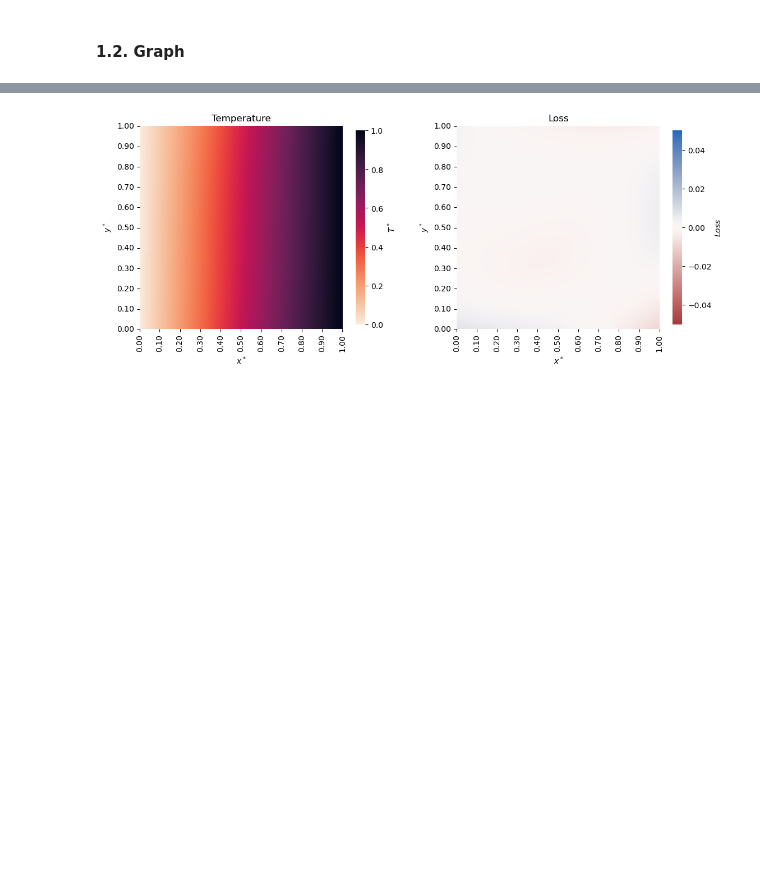
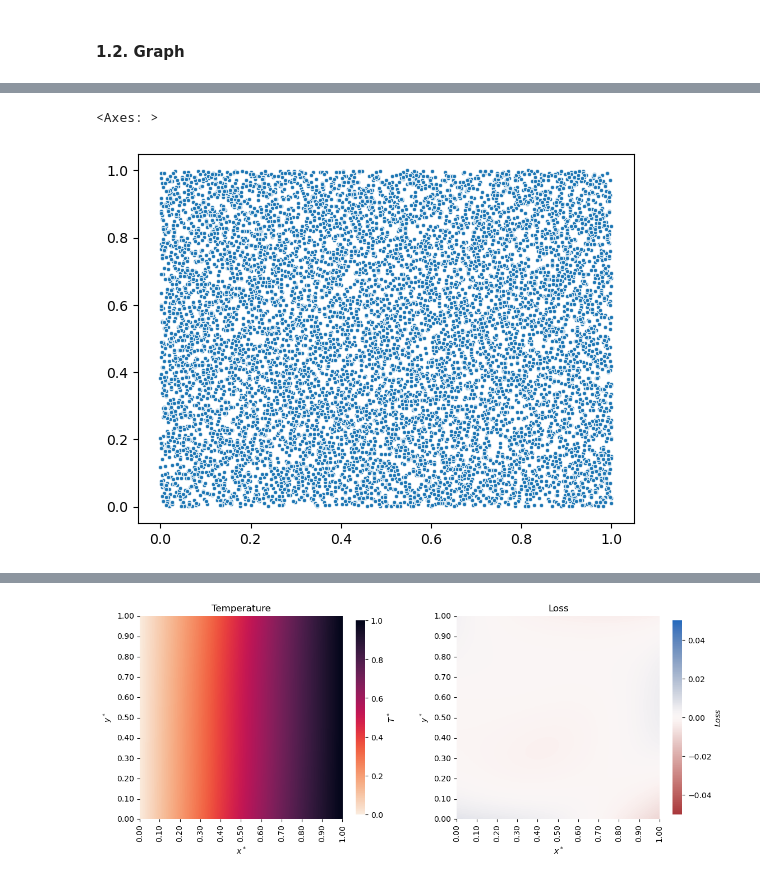
Before and after one commit to ThyCap/TCC, a Jupyter notebook: viz_file.ipynb, the cells around one changed output, grey strips where cells are left out. Drawn from its saved outputs; the diff is of its cells as text; code cells hidden in the pictures; blank space fills up the shorter version.

```diff
--- a/viz_file.ipynb
+++ b/viz_file.ipynb
@@ -132,0 +233,9 @@ lossTensor = np.reshape(lossTensor.detach().numpy(), (N_x,N_y))
+# %%
+sns.scatterplot(X_train_PDE,
+                    x = X_train_PDE[:, 0],
+                    y = X_train_PDE[:, 1],
+                    marker = ".",
+                    legend = False)
+# %% [output]
+<Axes: >
+[figure, added]
```
Also changed, not shown: parts of 7 cells of this notebook, 7 other files.
